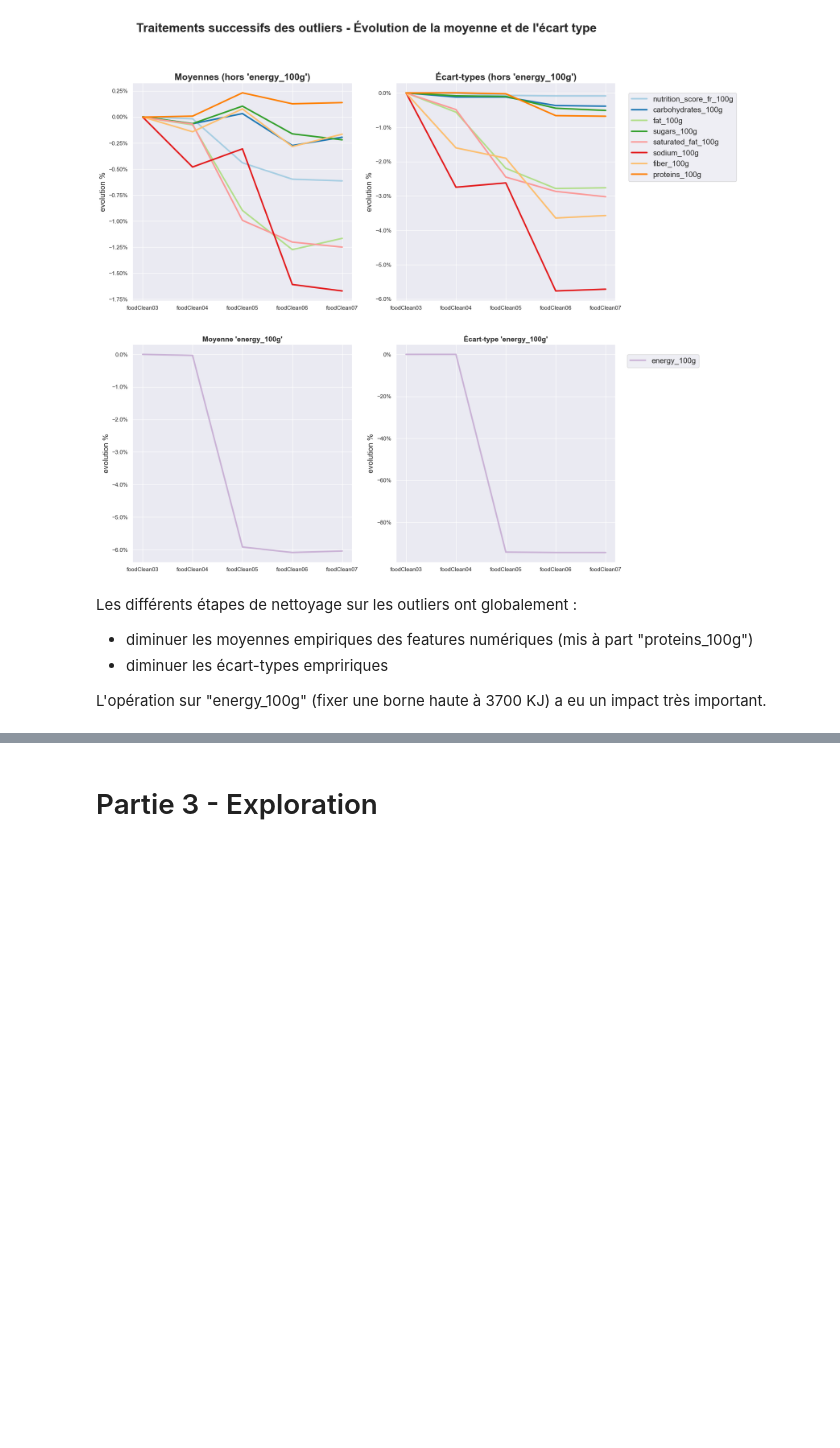
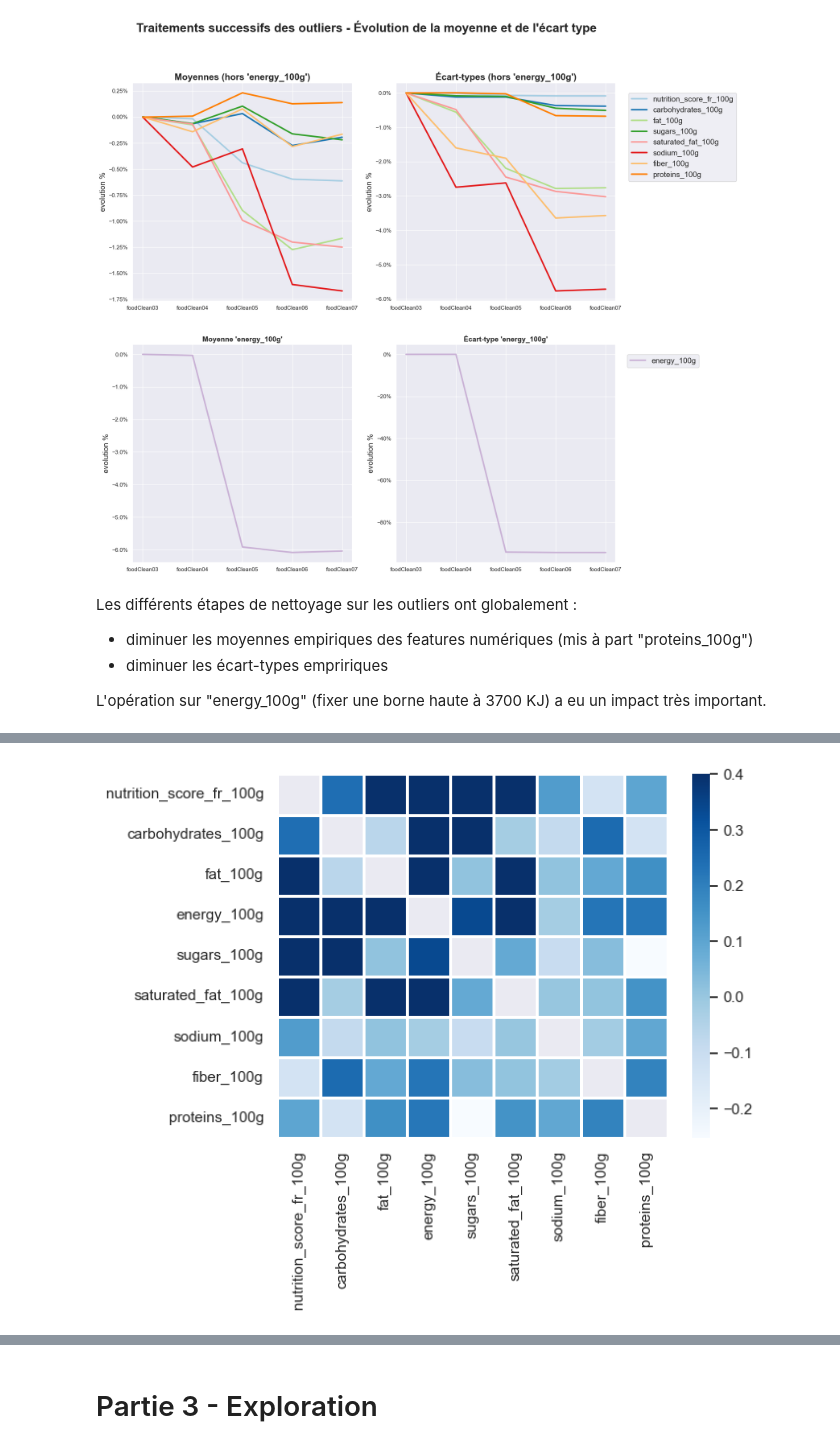
Before and after one commit to ClementPatin/OC-P3, a Jupyter notebook: Patin_Clement_1_notebook_052023.ipynb, the cells around one changed output, grey strips where cells are left out. Cells and saved outputs as stored; diff of their text form; code cells hidden in the pictures; blank space fills up the shorter version.

```diff
--- a/Patin_Clement_1_notebook_052023.ipynb
+++ b/Patin_Clement_1_notebook_052023.ipynb
@@ -972,0 +998,19 @@ sns.heatmap(
+# %%
+# Display the correlation matrix on a heatmap
+
+# Generate a mask to display only the lower triangle
+maskTri = np.triu(np.ones_like(foodCorr, dtype=bool),k=1)
+maskId = np.identity(len(foodCorr),dtype=bool)
+
+# Draw the heatmap with the mask
+
+sns.heatmap(
+    data=foodCorr,
+    mask=maskId,
+    linewidth=1,
+    cmap="Blues",
+    vmax=0.4
+
+);
+# %% [output]
+[figure, added]
```
Also changed, not shown: parts of 75 cells of this notebook.
